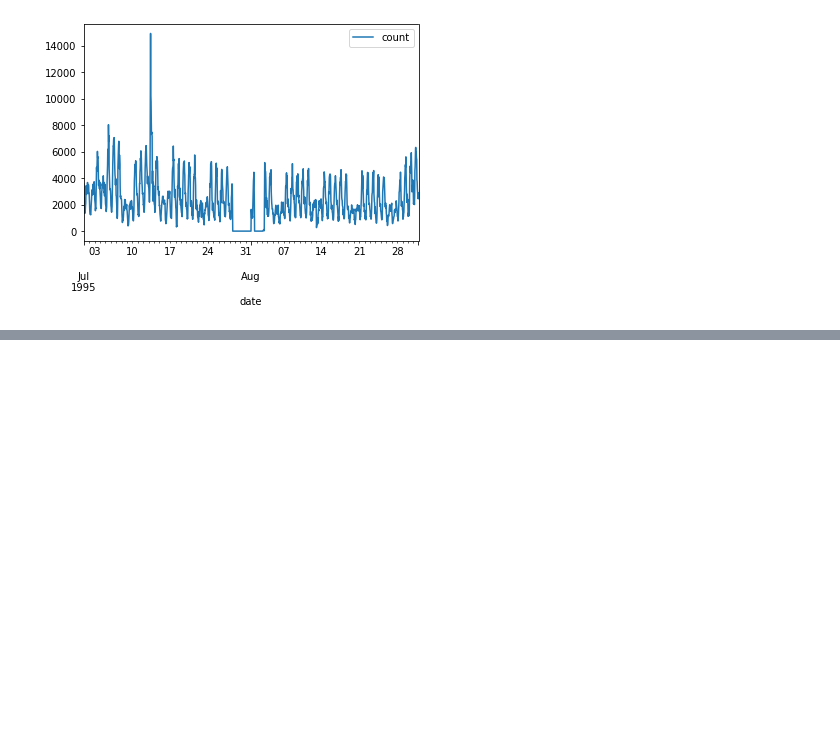
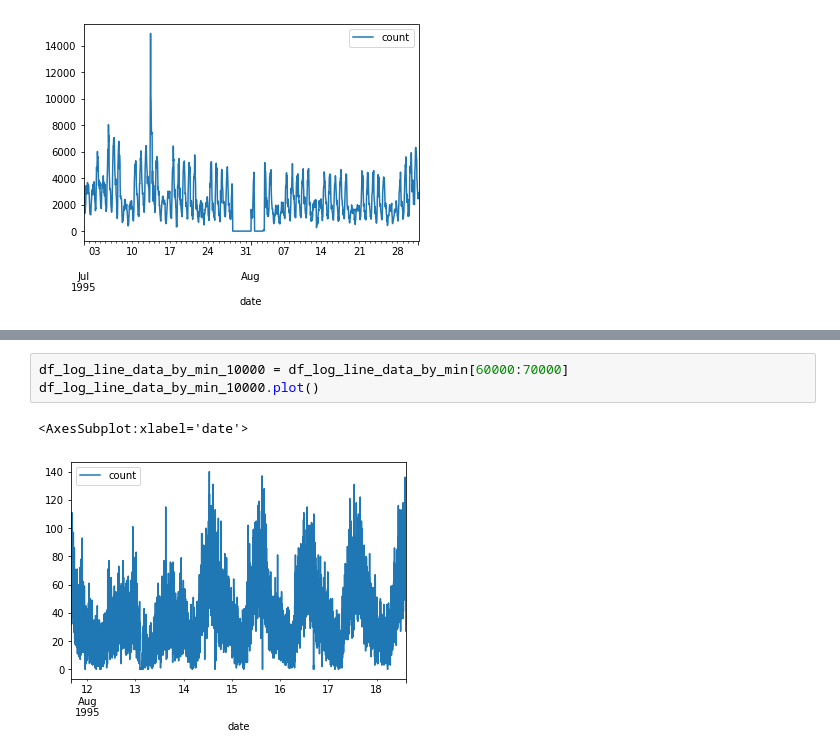
Before and after one commit to nnao45/jaist-my-jupyter, a Jupyter notebook: notebook/nasa_data/test01.ipynb, the cells around one changed output, grey strips where cells are left out. Saved outputs shown, nothing was run; the diff lists cells and outputs as text; blank space fills up the shorter version.

```diff
--- a/notebook/nasa_data/test01.ipynb
+++ b/notebook/nasa_data/test01.ipynb
@@ -131,0 +138,6 @@ df_log_line_data_by_hourly.plot()
+# %%
+df_log_line_data_by_min_10000 = df_log_line_data_by_min[60000:70000]
+df_log_line_data_by_min_10000.plot()
+# %% [output]
+<AxesSubplot:xlabel='date'>
+[figure, added]
```
Also changed, not shown: parts of 2 cells of this notebook, 3 other files.
